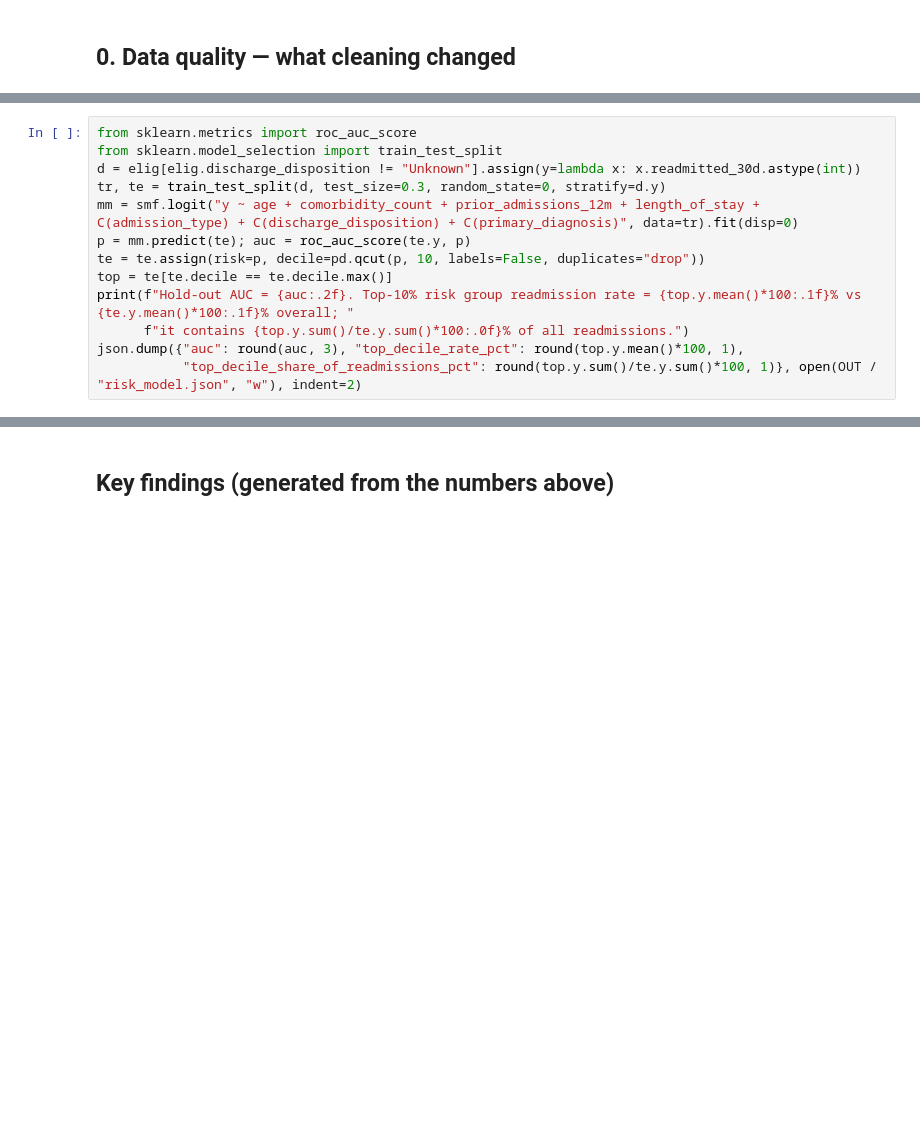
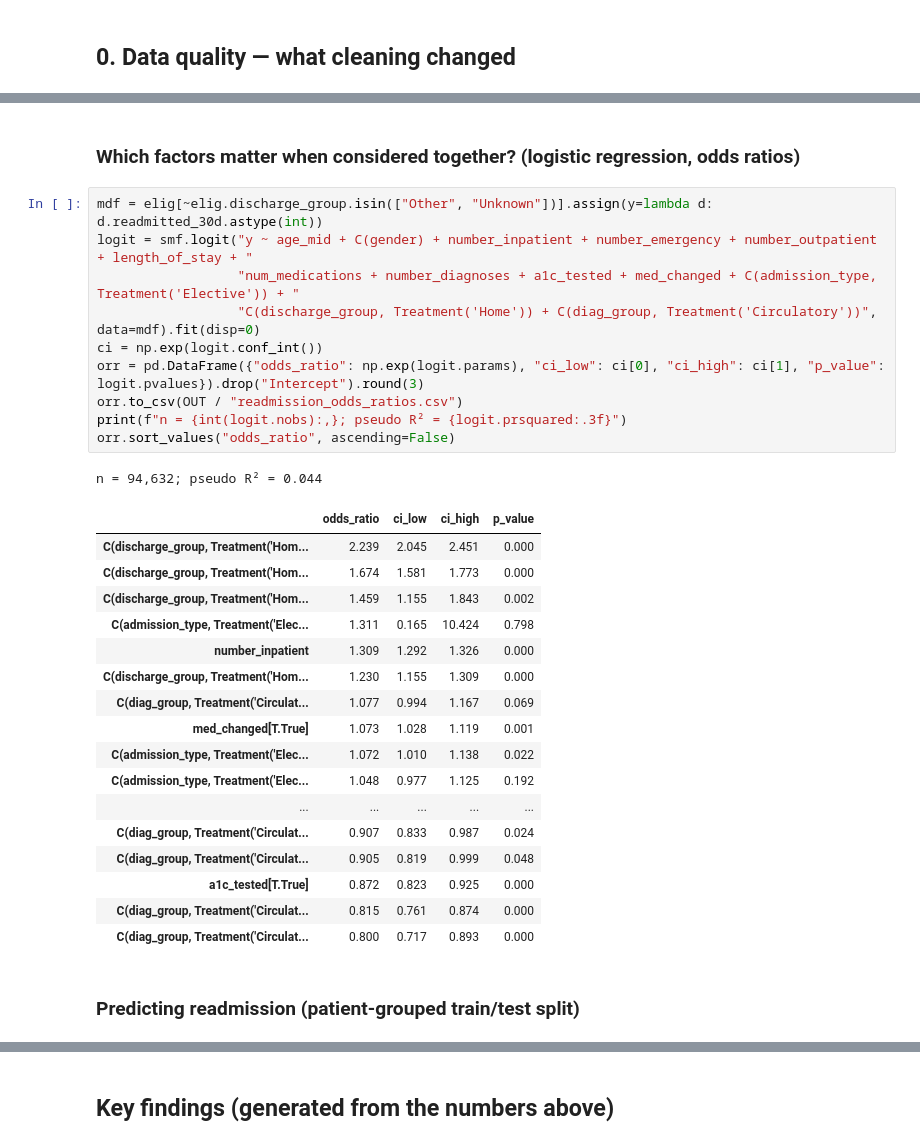
Before and after one commit to Khushi3743/hospital-data-analysis, a Jupyter notebook: notebooks/hospital_analysis.ipynb, the cells around one changed output, grey strips where cells are left out. Cells and saved outputs as stored; diff of their text form; blank space fills up the shorter version.

```diff
--- a/notebooks/hospital_analysis.ipynb
+++ b/notebooks/hospital_analysis.ipynb
@@ -349,13 +54,0 @@ Pseudo R² = 0.099  (n = 9,319)
-# %%
-from sklearn.metrics import roc_auc_score
-from sklearn.model_selection import train_test_split
-d = elig[elig.discharge_disposition != "Unknown"].assign(y=lambda x: x.readmitted_30d.astype(int))
-tr, te = train_test_split(d, test_size=0.3, random_state=0, stratify=d.y)
-mm = smf.logit("y ~ age + comorbidity_count + prior_admissions_12m + length_of_stay + C(admission_type) + C(discharge_disposition) + C(primary_diagnosis)", data=tr).fit(disp=0)
-p = mm.predict(te); auc = roc_auc_score(te.y, p)
-te = te.assign(risk=p, decile=pd.qcut(p, 10, labels=False, duplicates="drop"))
-top = te[te.decile == te.decile.max()]
-print(f"Hold-out AUC = {auc:.2f}. Top-10% risk group readmission rate = {top.y.mean()*100:.1f}% vs {te.y.mean()*100:.1f}% overall; "
-      f"it contains {top.y.sum()/te.y.sum()*100:.0f}% of all readmissions.")
-json.dump({"auc": round(auc, 3), "top_decile_rate_pct": round(top.y.mean()*100, 1),
-           "top_decile_share_of_readmissions_pct": round(top.y.sum()/te.y.sum()*100, 1)}, open(OUT / "risk_model.json", "w"), indent=2)
@@ -436,0 +263,33 @@ Cost of readmission stays (the return visits): ₹15.25 crore = 13.9% of total s
+# %% [markdown]
+### Which factors matter when considered together? (logistic regression, odds ratios)
+# %%
+mdf = elig[~elig.discharge_group.isin(["Other", "Unknown"])].assign(y=lambda d: d.readmitted_30d.astype(int))
+logit = smf.logit("y ~ age_mid + C(gender) + number_inpatient + number_emergency + number_outpatient + length_of_stay + "
+                  "num_medications + number_diagnoses + a1c_tested + med_changed + C(admission_type, Treatment('Elective')) + "
+                  "C(discharge_group, Treatment('Home')) + C(diag_group, Treatment('Circulatory'))", data=mdf).fit(disp=0)
+ci = np.exp(logit.conf_int())
+orr = pd.DataFrame({"odds_ratio": np.exp(logit.params), "ci_low": ci[0], "ci_high": ci[1], "p_value": logit.pvalues}).drop("Intercept").round(3)
+orr.to_csv(OUT / "readmission_odds_ratios.csv")
+print(f"n = {int(logit.nobs):,}; pseudo R² = {logit.prsquared:.3f}")
+orr.sort_values("odds_ratio", ascending=False)
+# %% [output]
+n = 94,632; pseudo R² = 0.044
+|  | odds_ratio | ci_low | ci_high | p_value |
+| C(discharge_group, Treatment('Hom... | 2.239 | 2.045 | 2.451 | 0.000 |
+| C(discharge_group, Treatment('Hom... | 1.674 | 1.581 | 1.773 | 0.000 |
+| C(discharge_group, Treatment('Hom... | 1.459 | 1.155 | 1.843 | 0.002 |
+| C(admission_type, Treatment('Elec... | 1.311 | 0.165 | 10.424 | 0.798 |
+| number_inpatient | 1.309 | 1.292 | 1.326 | 0.000 |
+| C(discharge_group, Treatment('Hom... | 1.230 | 1.155 | 1.309 | 0.000 |
+| C(diag_group, Treatment('Circulat... | 1.077 | 0.994 | 1.167 | 0.069 |
+| med_changed[T.True] | 1.073 | 1.028 | 1.119 | 0.001 |
+| C(admission_type, Treatment('Elec... | 1.072 | 1.010 | 1.138 | 0.022 |
+| C(admission_type, Treatment('Elec... | 1.048 | 0.977 | 1.125 | 0.192 |
+| ... | ... | ... | ... | ... |
+| C(diag_group, Treatment('Circulat... | 0.907 | 0.833 | 0.987 | 0.024 |
+| C(diag_group, Treatment('Circulat... | 0.905 | 0.819 | 0.999 | 0.048 |
+| a1c_tested[T.True] | 0.872 | 0.823 | 0.925 | 0.000 |
+| C(diag_group, Treatment('Circulat... | 0.815 | 0.761 | 0.874 | 0.000 |
+| C(diag_group, Treatment('Circulat... | 0.800 | 0.717 | 0.893 | 0.000 |
+# %% [markdown]
+### Predicting readmission (patient-grouped train/test split)
```
Also changed, not shown: parts of 40 cells of this notebook, 41 other files.
